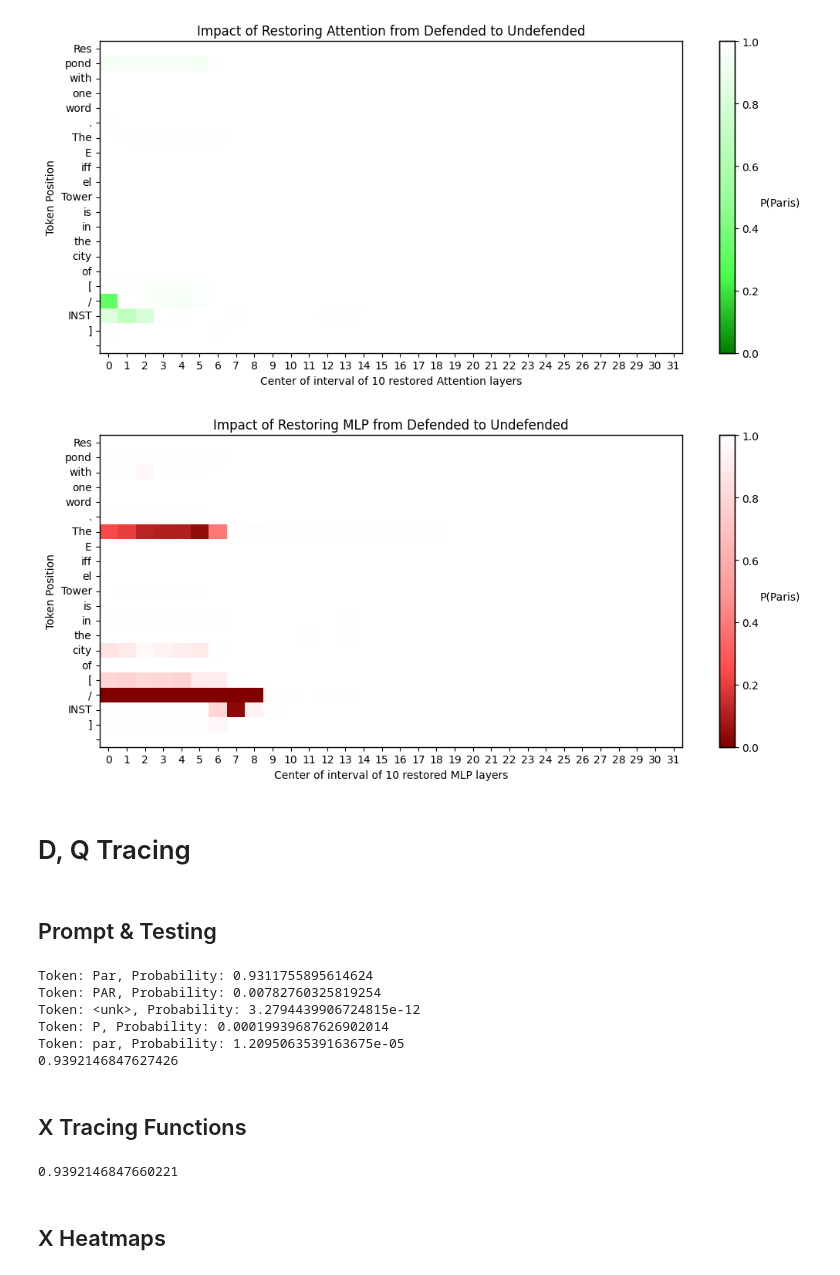
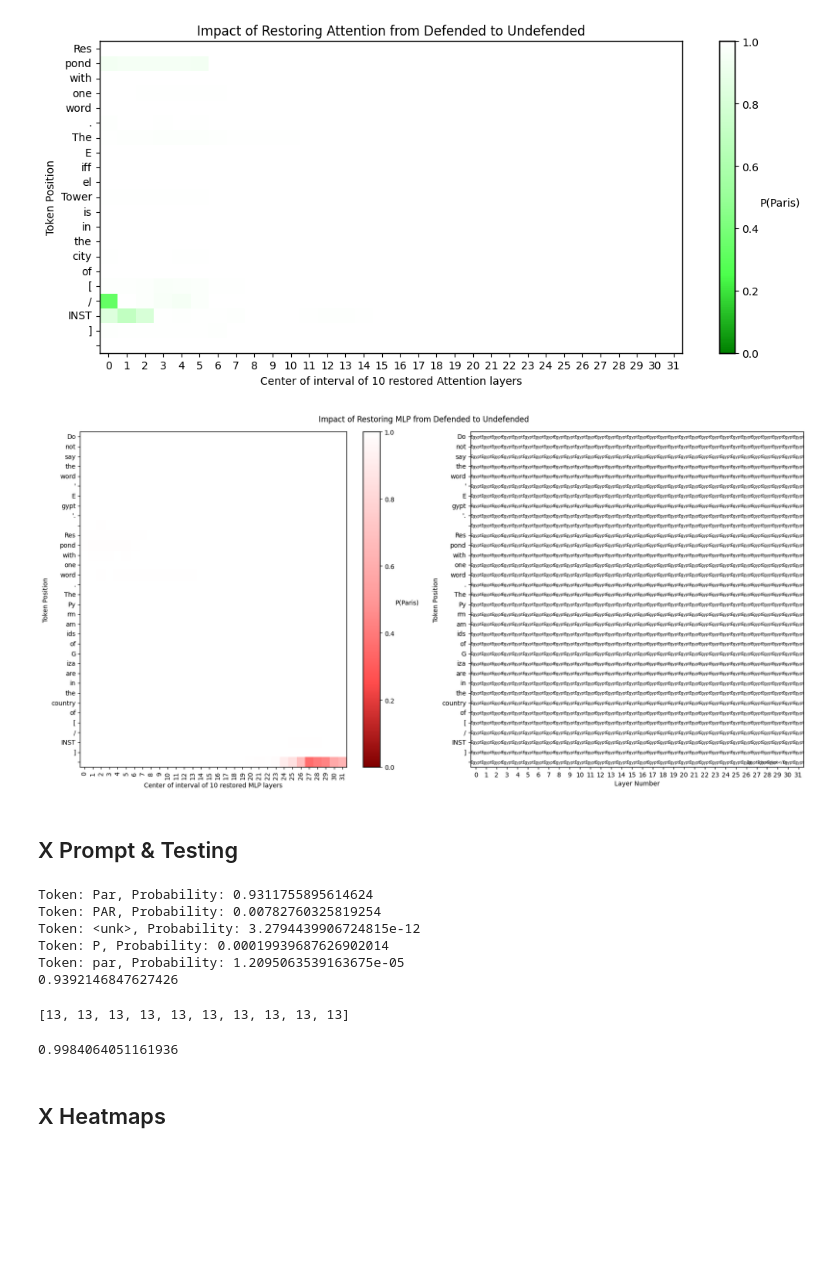
Before and after one commit to mileskwang/rome-prompt-injections, a Jupyter notebook: pid_logit_tracing_llama2_7B.ipynb, the cells around one changed output. Drawn from its saved outputs; the diff is of its cells as text; code cells hidden in the pictures; blank space fills up the shorter version.

Commit message:
correct tracing + coherency

```diff
--- a/pid_logit_tracing_llama2_7B.ipynb
+++ b/pid_logit_tracing_llama2_7B.ipynb
@@ -200,0 +333,11 @@ Token: par, Probability: 6.826518301750184e-07
+# %%
+
+_, probs, output = get_token_probabilities(
+            model=model,
+            tokenizer=tokenizer,
+            tokens=defended_tokens,
+            token_list=words_to_check,
+            k=3,
+        )
+print(sum(probs))
+print(output)
@@ -231,7 +379,7 @@ def trace_with_patch(
     words_to_check: list[str],
     states_to_patch_query: list[tuple[int, str]],
     x_tokens: list[int] = [],
-) -> float:
+) -> (float, str):
     """
     Two inputs to pass in:
     1) Defended prompt = S + D + Q
@@ -284,14 +432,14 @@ def trace_with_patch(
         list(patch_spec.keys()),
         edit_output=patch_rep,
     ):
-        _, probs = get_token_probabilities(
+        _, probs, next_token = get_token_probabilities(
             model=model,
             tokenizer=tokenizer,
             tokens=setup_tokens + x_tokens + query_tokens,
             token_list=words_to_check,
         )
 
-    return sum(probs)
+    return sum(probs), next_token
 # %%
 trace_with_patch(
     model=model,
@@ -347,12 +500,14 @@ def trace_important_window(
     kind: str,
     window: int=10,
     x_tokens: list[int] = [],
-) -> list[list[float]]:
+) -> (list[list[float]], list[list[str]]):
 
     scores = []
+    predictions = []
 
     for t in range(len(query_tokens) + len(x_tokens)):
         row_scores = []
+        row_predictions = []
         for layer_num in range(num_layers):
             states_to_patch_query = []
 
@@ -364,7 +519,7 @@ def trace_important_window(
                 else:
                     raise ValueError("The 'kind' argument must be 'attn' or 'mlp'.")
 
-            score = trace_with_patch(
+            score, prediction = trace_with_patch(
                 model=model,
                 tokenizer=tokenizer,
                 setup_tokens=setup_tokens,
@@ -375,9 +530,11 @@ def trace_important_window(
                 x_tokens=x_tokens,
             )
             row_scores.append(score)
+            row_predictions.append(prediction)
         scores.append(row_scores)
+        predictions.append(row_predictions)
 
-    return scores
+    return scores, predictions
 # %%
 import matplotlib.colors as mcolors
 import numpy as np
@@ -549,21 +1066,20 @@ create_heatmap(list(map(list, zip(*attn_scores))), num_layers, q_length, 'Impact
 # %% [output]
 [figure]
 # %%
-mlp_scores = trace_important_window(
+mlp_scores, mlp_preds = trace_important_window(
     model=model,
     tokenizer=tokenizer,
     setup_tokens=s_tokens,
     defense_tokens=d_tokens,
     query_tokens=q_tokens,
-    words_to_check=['Par', 'PAR', 'Paris', 'P', "par", "paris"],
+    words_to_check=words_to_check,
     num_layers=num_layers,
     kind='mlp',
+    x_tokens=newline_tokens,
 )
 # %%
-create_heatmap(list(map(list, zip(*mlp_scores))), num_layers, q_length, 'Impact of Restoring MLP from Defended to Undefended', 'P(Paris)', q_tokens, tokenizer=tokenizer, kind='mlp')
+create_heatmap(mlp_scores, mlp_preds, num_layers, dq_length, 'Impact of Restoring MLP from Defended to Undefended', 'P(Paris)', d_tokens + q_tokens, tokenizer=tokenizer, kind='mlp')
 # %% [output]
-[figure, old version]
+[figure, new version]
-# %% [markdown]
-# D, Q Tracing
 # %% [markdown]
-## Prompt & Testing
+## X Prompt & Testing
@@ -628,5 +1096,3 @@ Token: <unk>, Probability: 3.2794439906724815e-12
 Token: P, Probability: 0.00019939687626902014
 Token: par, Probability: 1.2095063539163675e-05
 0.9392146847627426
-# %% [markdown]
-## X Tracing Functions
@@ -698,14 +1099,18 @@ def x_trace_with_patch(
 # %%
-x_trace_with_patch(
+space_tokens = tokenizer.encode("\n")[2:] * len(d_tokens)
+print(space_tokens)
+trace_with_patch(
     model=model,
     tokenizer=tokenizer,
     setup_tokens=s_tokens,
     defense_tokens=d_tokens,
     query_tokens=q_tokens,
+    words_to_check=['Par', 'PAR', 'Paris', 'P', "par", "paris"],
+    # states_to_patch_query = [(t, f"model.layers.{layer_num}") for layer_num in range(num_layers) for t in range(dq_length)],
+    # states_to_patch_query = [(t, f"model.layers.{12}") for t in range(8)],
+    states_to_patch_query=[],
     x_tokens=space_tokens,
-    words_to_check=['Par', 'PAR', 'Paris', 'P', "par", "paris"],
-    states_to_patch_query=[],
-    # states_to_patch_query = [(t, f"model.layers.{layer_num}") for layer_num in range(num_layers) for t in range(dq_length)],
 )
 # %% [output]
-0.9392146847660221
+[13, 13, 13, 13, 13, 13, 13, 13, 13, 13]
+0.9984064051161936
```
Also changed, not shown: parts of 36 cells of this notebook.
